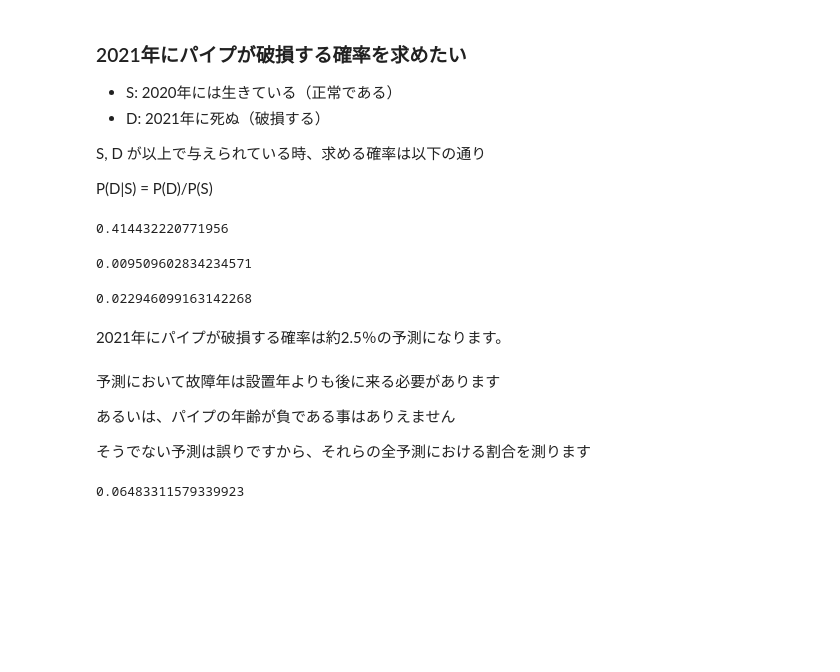
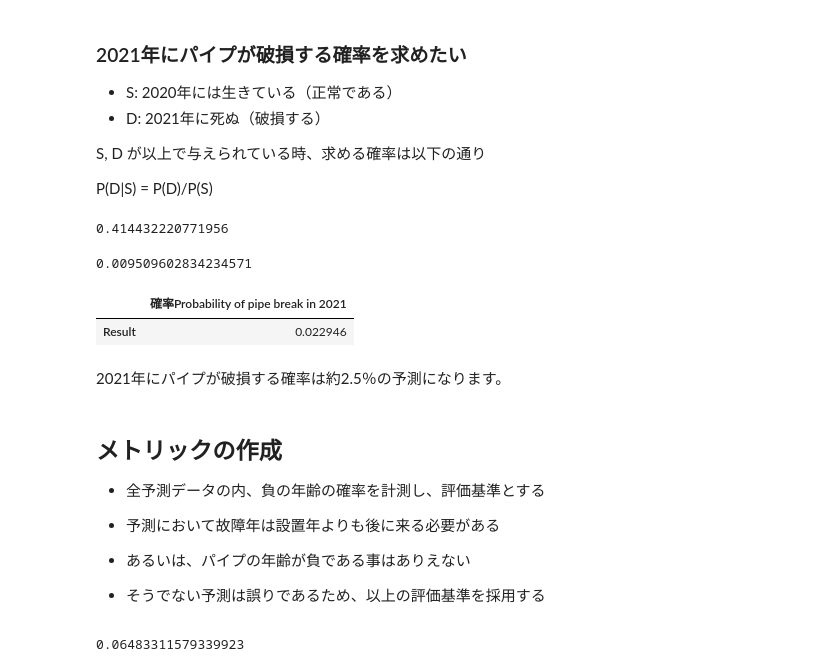
Before and after one commit to ontheroad2022/fracta, a Jupyter notebook: notebooks/100_0_nari_fracta_codeing_challenge.ipynb, the cells around one changed output. Cells and saved outputs as stored; diff of their text form; code cells hidden in the pictures; blank space fills up the shorter version.

```diff
--- a/notebooks/100_0_nari_fracta_EDA.ipynb
+++ b/notebooks/100_0_nari_fracta_codeing_challenge.ipynb
@@ -578,27 +588,40 @@ S, D が以上で与えられている時、求める確率は以下の通り
 
 P(D|S) = P(D)/P(S)
 # %%
-p_s = (len(A) - len(A[A['break_year'] <= 2020])) / len(A)
-display(p_s)
+def prob_break(A):
 
-p_d = len(A[A['break_year'] == 2021]) / len(A)
-display (p_d)
+    p_s = (len(A) - len(A[A['break_year'] <= 2020])) / len(A)
+    display(p_s)
 
-p_2021 = p_d / p_s
+    p_d = len(A[A['break_year'] == 2021]) / len(A)
+    display (p_d)
 
-display(p_2021)
+    p_2021 = p_d / p_s
+
+    result = pd.DataFrame({'確率Probability of pipe break in 2021': p_2021},
+                        index = ['Result'])
+
+    return result
+
+
+display(prob_break(A))
 # %% [output]
 0.414432220771956
 0.009509602834234571
-0.022946099163142268
+|  | 確率Probability of pipe break in 2021 |
+| Result | 0.022946 |
 # %% [markdown]
 2021年にパイプが破損する確率は約2.5％の予測になります。
-# %% [markdown]
-予測において故障年は設置年よりも後に来る必要があります
-
-あるいは、パイプの年齢が負である事はありえません
-
-そうでない予測は誤りですから、それらの全予測における割合を測ります
+# %% [markdown]
+## メトリックの作成
+
+- 全予測データの内、負の年齢の確率を計測し、評価基準とする
+
+- 予測において故障年は設置年よりも後に来る必要がある
+
+- あるいは、パイプの年齢が負である事はありえない
+
+- そうでない予測は誤りであるため、以上の評価基準を採用する
 # %%
 def my_metric(A):
     return 1 - len(A[A['age'] >= 0]) / len(A)
```
Also changed, not shown: parts of 27 cells of this notebook.
